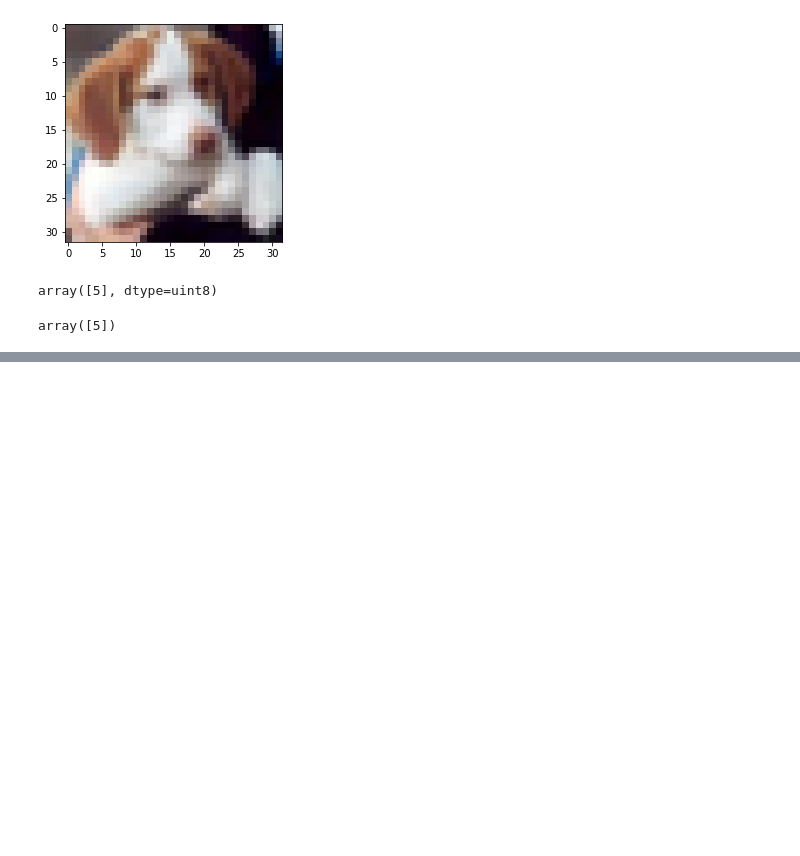
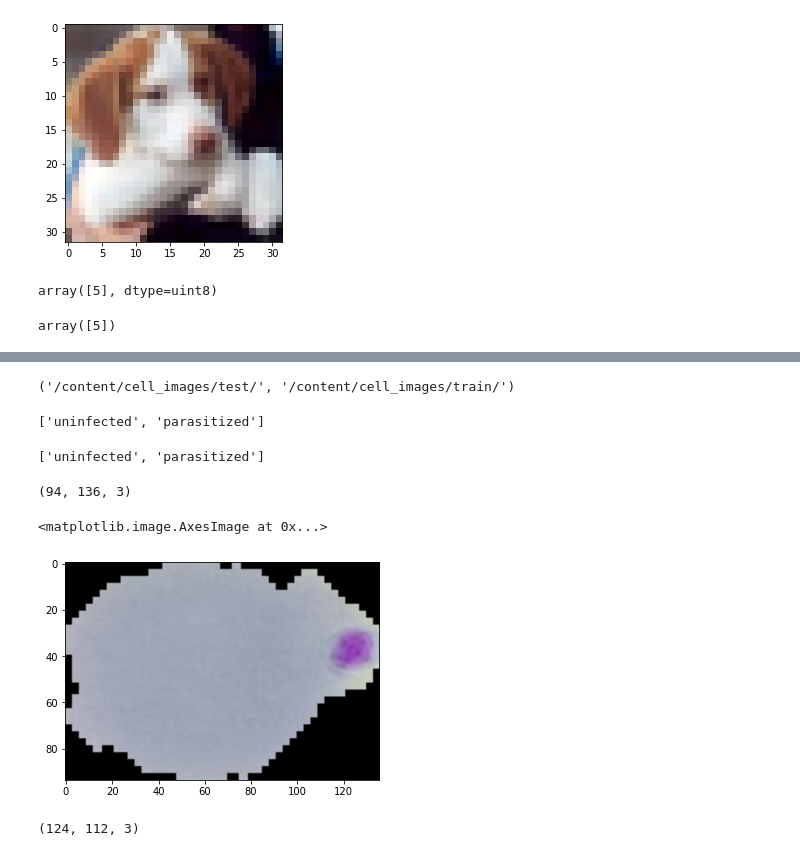
Before and after one commit to Dimisz/tensorflow_lectures, a Jupyter notebook: CNN_lecture.ipynb, the cells around one changed output, grey strips where cells are left out. Saved outputs shown, nothing was run; the diff lists cells and outputs as text; code cells hidden in the pictures; blank space fills up the shorter version.

```diff
--- a/CNN_lecture.ipynb
+++ b/CNN_lecture.ipynb
@@ -526,0 +556,2 @@ array([5])
+# %%
+data_dir = "/content/cell_images/"
@@ -526,0 +570,34 @@ array([5])
+# %%
+test_path = data_dir + "test/"
+train_path = data_dir + "train/"
+test_path, train_path
+# %% [output]
+('/content/cell_images/test/', '/content/cell_images/train/')
+# %%
+os.listdir(test_path)
+# %% [output]
+['uninfected', 'parasitized']
+# %%
+os.listdir(train_path)
+# %% [output]
+['uninfected', 'parasitized']
+# %%
+#take a look at a single image
+random_infected_img = random.choice(os.listdir(train_path+'parasitized'))
+para_cell = train_path+'parasitized' +'/'+ random_infected_img
+imread(para_cell).shape #transforms png into array
+# %% [output]
+(94, 136, 3)
+# %%
+plt.imshow(imread(para_cell))
+# %% [output]
+<matplotlib.image.AxesImage at 0x...>
+[figure, added]
+# %%
+# random uninfected image
+random_uninfected_img = random.choice(os.listdir(train_path+'uninfected'))
+uninfected_cell = train_path + 'uninfected/' + random_uninfected_img
+uninfected_cell_image = imread(uninfected_cell)
+uninfected_cell_image.shape
+# %% [output]
+(124, 112, 3)
```
Also changed, not shown: parts of 59 cells of this notebook.
